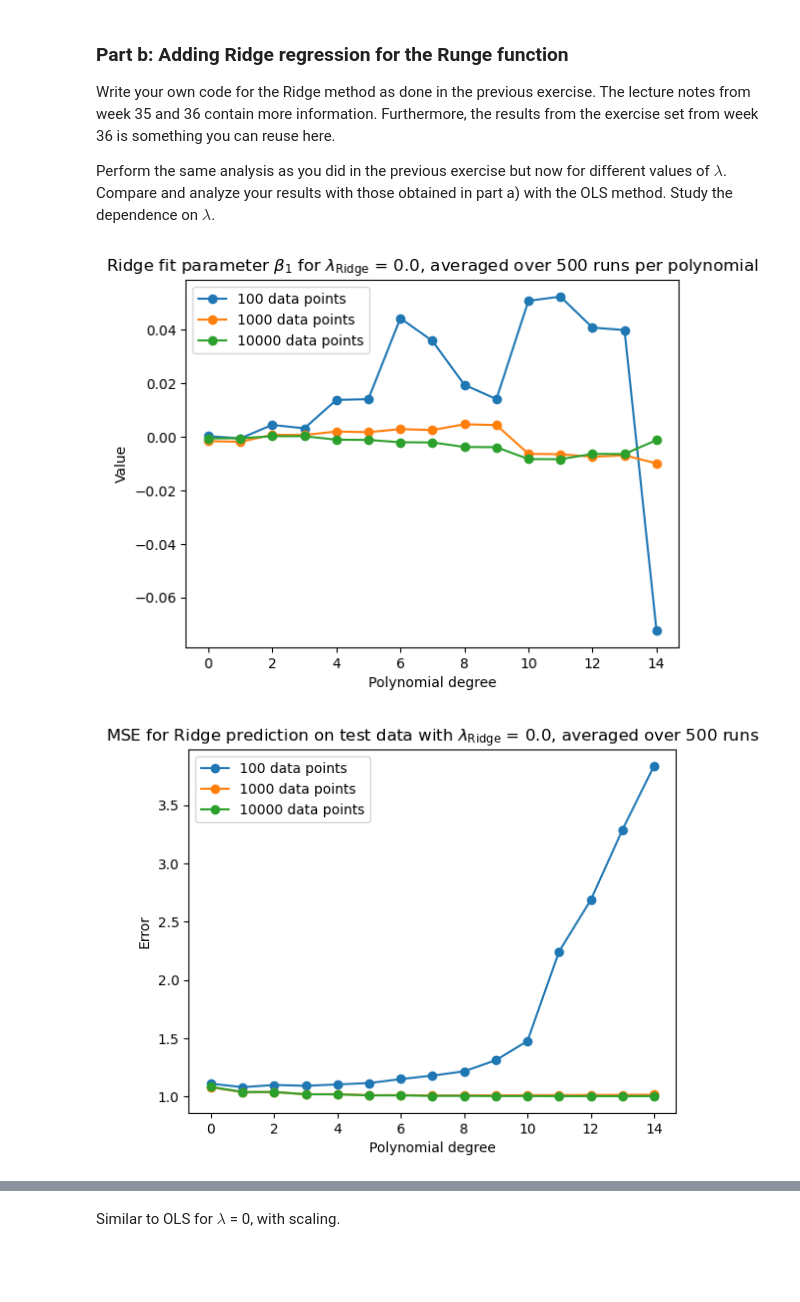
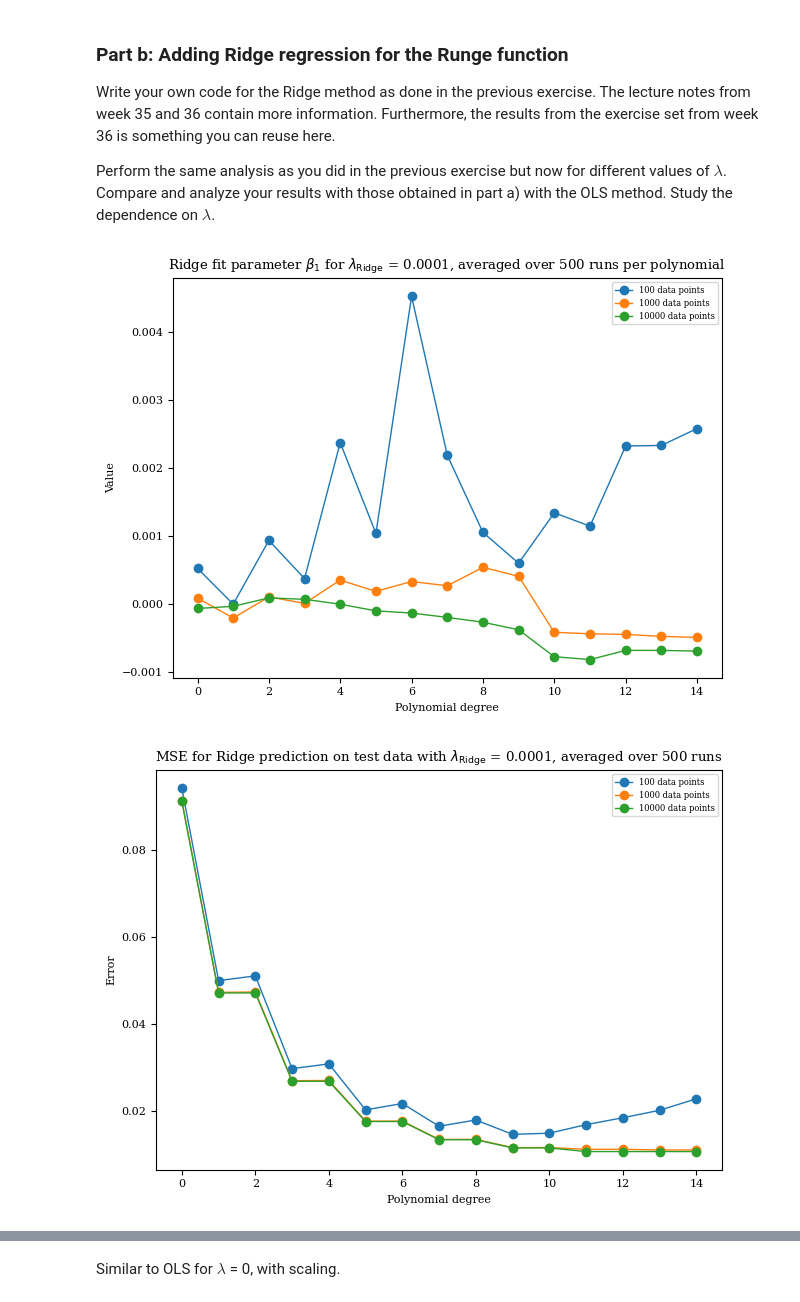
Before and after one commit to Waerstad/4155-Project-1, a Jupyter notebook: Code/project1_main.ipynb, the cells around one changed output, grey strips where cells are left out. Cells and saved outputs as stored; diff of their text form; code cells hidden in the pictures; blank space fills up the shorter version.

```diff
--- a/Code/project1_main.ipynb
+++ b/Code/project1_main.ipynb
@@ -370,12 +369,14 @@ MSEs_runs_datasize_polys_matrix = np.zeros([runs, len(data_sizes), len(poly_degr
 R2s_runs_datasize_polys_matrix = np.zeros([runs, len(data_sizes), len(poly_degrees)])
 beta0s_runs_datasize_polys_matrix = np.zeros([runs, len(data_sizes), len(poly_degrees)])
 
+ridge_lambda = 0.0001
+
 for i in range(runs):
 
     for j in range(len(data_sizes)):
         n_j = data_sizes[j]
         x = np.linspace(-1, 1, n_j)
-        y = Runge_func(x) + np.random.normal(0, 1, size=n_j)
+        y = Runge_func(x) + np.random.normal(0, 0.1, size=n_j)
 
         x_train, x_test, y_train, y_test = train_test_split(x, y, test_size=0.2)
 
@@ -391,7 +392,6 @@ for i in range(runs):
             y_offset = np.mean(y_train) # Nesecarry to add this to the y prediction since we have not used intercept parameter
 
             # Train model/find beta parameters
-            ridge_lambda = 0.0
             beta_poly = Ridge_parameters(X_train_s, y_train, ridge_lambda=ridge_lambda)
             # Doing the prediction
             predict_y_test_poly = X_test_s @ beta_poly + y_offset
@@ -405,41 +405,41 @@ for i in range(runs):
 mean_MSE_datasize_poly = np.mean(MSEs_runs_datasize_polys_matrix, axis=0)
 mean_R2_runs_datasize_polys_matrix = np.mean(R2s_runs_datasize_polys_matrix, axis=0)
 mean_beta0s_runs_datasize_polys_matrix = np.mean(beta0s_runs_datasize_polys_matrix, axis=0)
 
 # Plot mean beta1 parameter of OLS fit on test data for various data sizes and polynomials; averaged over many runs
-plt.plot(mean_beta0s_runs_datasize_polys_matrix[0,:], "o-", label=f"{data_sizes[0]} data points")
-plt.plot(mean_beta0s_runs_datasize_polys_matrix[1,:], "o-", label=f"{data_sizes[1]} data points")
-plt.plot(mean_beta0s_runs_datasize_polys_matrix[2,:], "o-", label=f"{data_sizes[2]} data points")
+plt.plot(poly_degrees, mean_beta0s_runs_datasize_polys_matrix[0,:], "o-", label=f"{data_sizes[0]} data points")
+plt.plot(poly_degrees, mean_beta0s_runs_datasize_polys_matrix[1,:], "o-", label=f"{data_sizes[1]} data points")
+plt.plot(poly_degrees, mean_beta0s_runs_datasize_polys_matrix[2,:], "o-", label=f"{data_sizes[2]} data points")
 plt.xlabel("Polynomial degree")
 plt.ylabel("Value")
 plt.title(fr"Ridge fit parameter $\beta_1$ for $\lambda_\mathrm{{Ridge}}$ = {ridge_lambda}, averaged over {runs} runs per polynomial")
 plt.legend()
 plt.show()
 plt.close()
 
 # Plot MSE for OLS prediction on test data for various sizes of data, and polynomials; averaged over many runs
-plt.plot(mean_MSE_datasize_poly[0,:], "o-", label=f"{data_sizes[0]} data points")
-plt.plot(mean_MSE_datasize_poly[1,:], "o-", label=f"{data_sizes[1]} data points")
-plt.plot(mean_MSE_datasize_poly[2,:], "o-", label=f"{data_sizes[2]} data points")
+plt.plot(poly_degrees, mean_MSE_datasize_poly[0,:], "o-", label=f"{data_sizes[0]} data points")
+plt.plot(poly_degrees, mean_MSE_datasize_poly[1,:], "o-", label=f"{data_sizes[1]} data points")
+plt.plot(poly_degrees, mean_MSE_datasize_poly[2,:], "o-", label=f"{data_sizes[2]} data points")
 plt.title(fr"MSE for Ridge prediction on test data with $\lambda_\mathrm{{Ridge}}$ = {ridge_lambda}, averaged over {runs} runs")
 plt.xlabel("Polynomial degree")
 plt.ylabel("Error")
 plt.legend()
 #plt.grid()
 plt.show()
 plt.close()
 
 # Plot R^2 for OLS prediction on test data for various sizes of data, and polynomials; averaged over many runs
-plt.plot(mean_R2_runs_datasize_polys_matrix[0,:], "o-", label=f"{data_sizes[0]} data points")
-plt.plot(mean_R2_runs_datasize_polys_matrix[1,:], "o-", label=f"{data_sizes[1]} data points")
-plt.plot(mean_R2_runs_datasize_polys_matrix[2,:], "o-", label=f"{data_sizes[2]} data points")
+plt.plot(poly_degrees, mean_R2_runs_datasize_polys_matrix[0,:], "o-", label=f"{data_sizes[0]} data points")
+plt.plot(poly_degrees, mean_R2_runs_datasize_polys_matrix[1,:], "o-", label=f"{data_sizes[1]} data points")
+plt.plot(poly_degrees, mean_R2_runs_datasize_polys_matrix[2,:], "o-", label=f"{data_sizes[2]} data points")
 plt.title(fr"$R^{2}$ for Ridge prediction on test data with $\lambda_\mathrm{{Ridge}}$ = {ridge_lambda}, averaged over {runs} runs")
 plt.xlabel("Polynomial degree")
 plt.ylabel("Score")
 plt.legend()
 #plt.grid()
 plt.show()
 plt.close()
 # %% [output]
-[figure, old version]
+[figure, new version]
-[figure, old version]
+[figure, new version]
```
Also changed, not shown: parts of 10 cells of this notebook.
